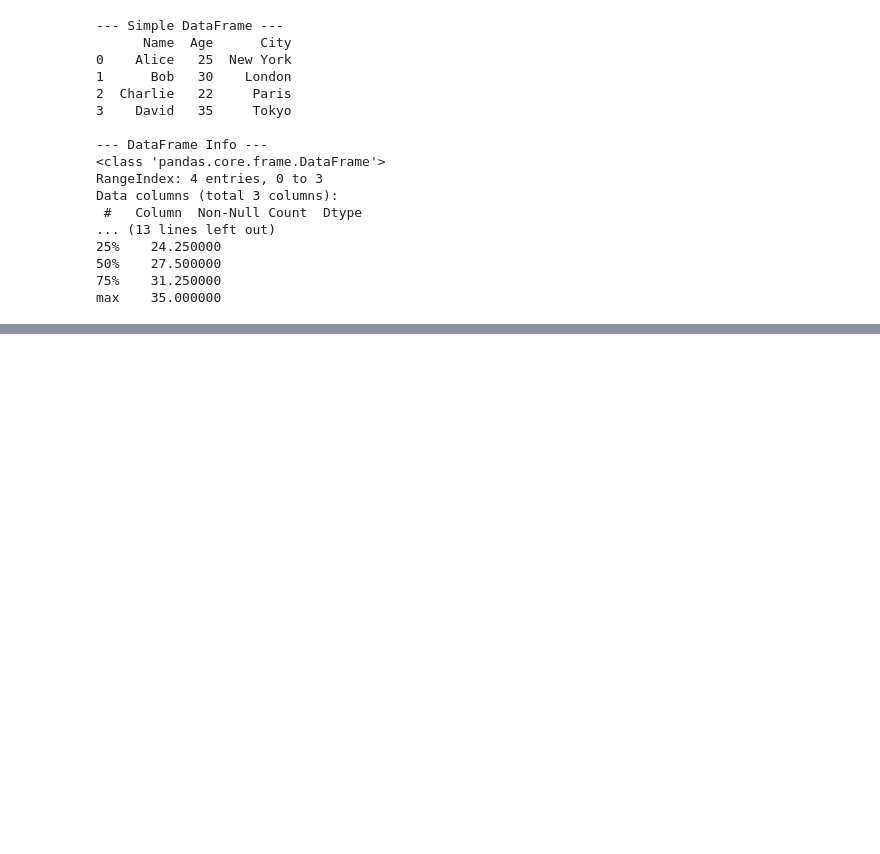
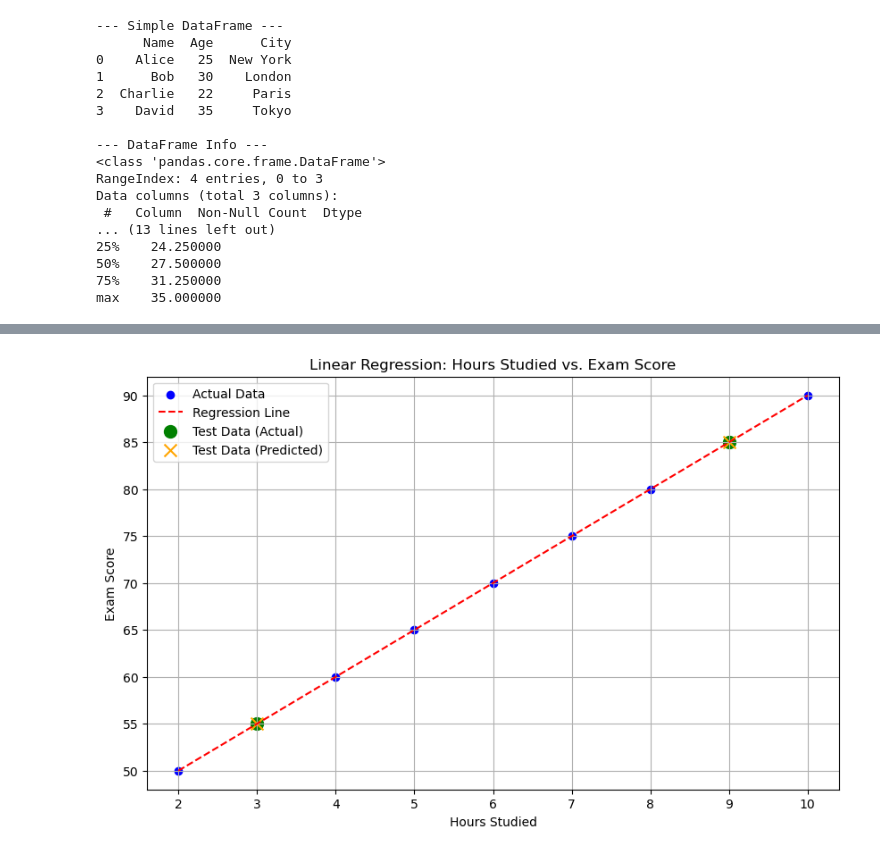
Before and after one commit to Ruhi1010/machine_learning, a Jupyter notebook: practice.ipynb, the cells around one changed output, grey strips where cells are left out. Cells and saved outputs as stored; diff of their text form; code cells hidden in the pictures; blank space fills up the shorter version.

```diff
--- a/practice.ipynb
+++ b/practice.ipynb
@@ -56,0 +285,84 @@ max    35.000000
+# %%
+import pandas as pd
+from sklearn.model_selection import train_test_split
+from sklearn.linear_model import LinearRegression
+from sklearn.metrics import mean_squared_error, r2_score
+import numpy as np
+import matplotlib.pyplot as plt
+
+# 1. Create some dummy data (e.g., hours studied vs. exam score)
+# X: Features (independent variable)
+# y: Target (dependent variable)
+data = {
+    'Hours_Studied': [2, 3, 4, 5, 6, 7, 8, 9, 10],
+    'Exam_Score': [50, 55, 60, 65, 70, 75, 80, 85, 90]
+}
+df = pd.DataFrame(data)
+
+# Reshape X to be a 2D array, as scikit-learn expects it
+X = df[['Hours_Studied']]  # Use double brackets to keep it as a DataFrame
+y = df['Exam_Score']       # This is a Series, which is fine for y
+
+print("--- Original Data ---")
+print(df)
+print("\nShape of X:", X.shape)
+print("Shape of y:", y.shape)
+
+# 2. Split the data into training and testing sets
+# We train the model on the training data and evaluate it on the testing data.
+# test_size=0.2 means 20% of the data will be used for testing.
+# random_state for reproducibility.
+X_train, X_test, y_train, y_test = train_test_split(X, y, test_size=0.2, random_state=42)
+
+print("\n--- Data Splits ---")
+print("X_train shape:", X_train.shape)
+print("X_test shape:", X_test.shape)
+print("y_train shape:", y_train.shape)
+print("y_test shape:", y_test.shape)
+
+# 3. Choose a model (Estimator) - Linear Regression
+model = LinearRegression()
+
+# 4. Train the model (Fit the model to the training data)
+model.fit(X_train, y_train)
+
+print("\n--- Model Training ---")
+print("Model coefficients (slope):", model.coef_)
+print("Model intercept:", model.intercept_)
+
+# 5. Make predictions on the test set
+y_pred = model.predict(X_test)
+
+print("\n--- Predictions ---")
+print("Actual Test Scores (y_test):\n", y_test.values)
+print("Predicted Test Scores (y_pred):\n", y_pred)
+
+# 6. Evaluate the model's performance
+# Mean Squared Error: average of the squared differences between predicted and actual values.
+# R-squared (R2 score): proportion of the variance in the dependent variable that is predictable from the independent variable(s).
+mse = mean_squared_error(y_test, y_pred)
+r2 = r2_score(y_test, y_pred)
+
+print("\n--- Model Evaluation ---")
+print(f"Mean Squared Error: {mse:.2f}")
+print(f"R-squared: {r2:.2f}") # Closer to 1 is better for R-squared
+
+# 7. Visualize the results
+plt.figure(figsize=(10, 6))
+plt.scatter(X, y, color='blue', label='Actual Data') # Plot all original data points
+plt.plot(X, model.predict(X), color='red', linestyle='--', label='Regression Line') # Plot the regression line
+plt.scatter(X_test, y_test, color='green', marker='o', s=100, label='Test Data (Actual)')
+plt.scatter(X_test, y_pred, color='orange', marker='x', s=100, label='Test Data (Predicted)')
+
+plt.title('Linear Regression: Hours Studied vs. Exam Score')
+plt.xlabel('Hours Studied')
+plt.ylabel('Exam Score')
+plt.legend()
+plt.grid(True)
+plt.show()
+
+# 8. Make a prediction for a new, unseen data point
+new_hours = np.array([[7.5]]) # Must be a 2D array
+predicted_score = model.predict(new_hours)
+print(f"\nPrediction for 7.5 hours studied: {predicted_score[0]:.2f}")
+# %% [output]
@@ -56,0 +386 @@ max    35.000000
+[figure, added]
```
Also changed, not shown: parts of 11 cells of this notebook, 1 other file.
